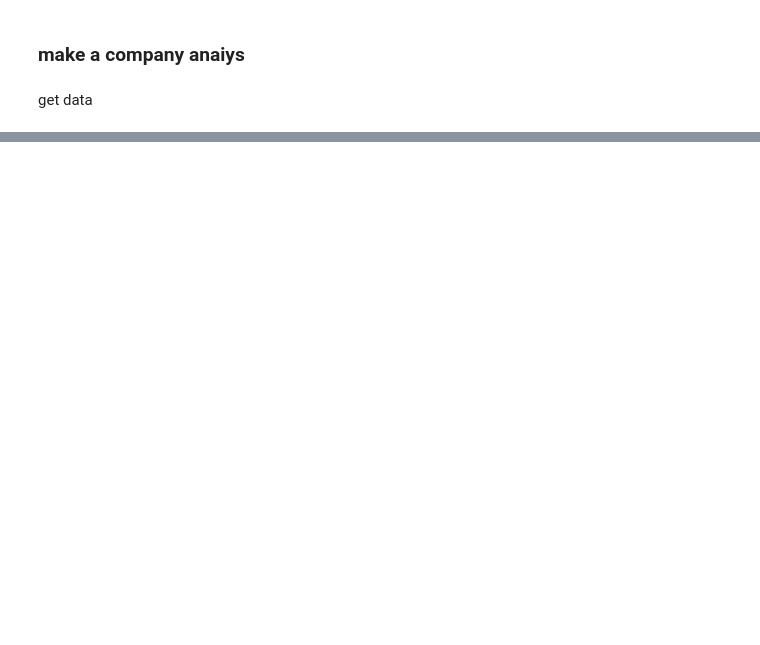
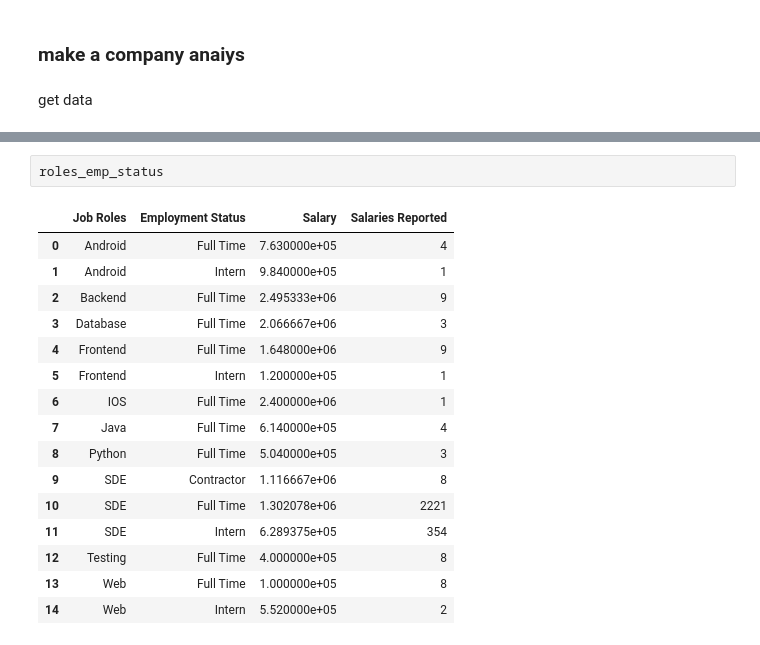
Before and after one commit to Devan019/GenJob, a Jupyter notebook: ai-apis/notebooks/salary_dataset_2022/analisys.ipynb, the cells around one changed output, grey strips where cells are left out. Drawn from its saved outputs; the diff is of its cells as text; blank space fills up the shorter version.

```diff
--- a/ai-apis/notebooks/salary_dataset_2022/analisys.ipynb
+++ b/ai-apis/notebooks/salary_dataset_2022/analisys.ipynb
@@ -65,0 +76,19 @@ dashboard_data, roles_location, roles_emp_status
+# %%
+roles_emp_status
+# %% [output]
+|  | Job Roles | Employment Status | Salary | Salaries Reported |
+| 0 | Android | Full Time | 7.630000e+05 | 4 |
+| 1 | Android | Intern | 9.840000e+05 | 1 |
+| 2 | Backend | Full Time | 2.495333e+06 | 9 |
+| 3 | Database | Full Time | 2.066667e+06 | 3 |
+| 4 | Frontend | Full Time | 1.648000e+06 | 9 |
+| 5 | Frontend | Intern | 1.200000e+05 | 1 |
+| 6 | IOS | Full Time | 2.400000e+06 | 1 |
+| 7 | Java | Full Time | 6.140000e+05 | 4 |
+| 8 | Python | Full Time | 5.040000e+05 | 3 |
+| 9 | SDE | Contractor | 1.116667e+06 | 8 |
+| 10 | SDE | Full Time | 1.302078e+06 | 2221 |
+| 11 | SDE | Intern | 6.289375e+05 | 354 |
+| 12 | Testing | Full Time | 4.000000e+05 | 8 |
+| 13 | Web | Full Time | 1.000000e+05 | 8 |
+| 14 | Web | Intern | 5.520000e+05 | 2 |
```
Also changed, not shown: parts of 5 cells of this notebook, 9 other files.
